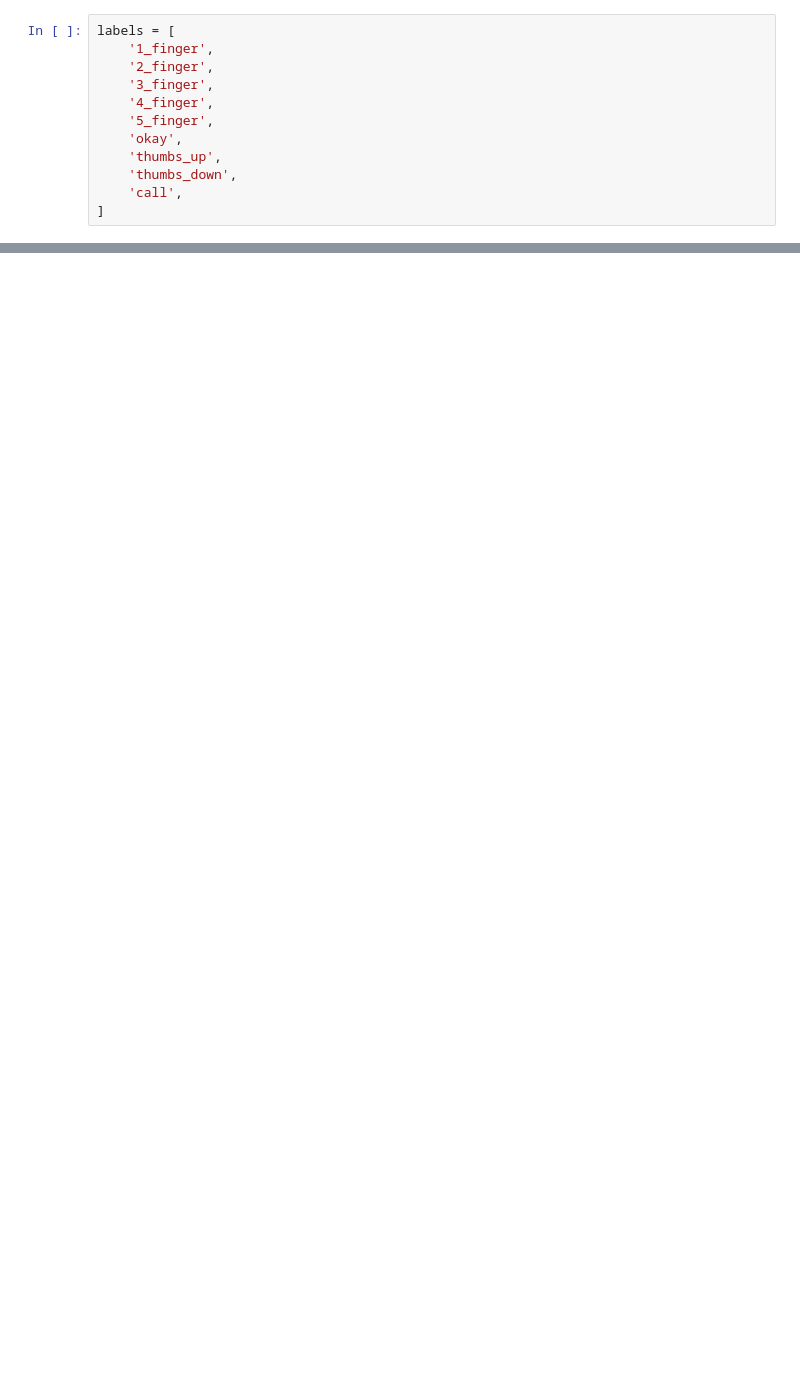
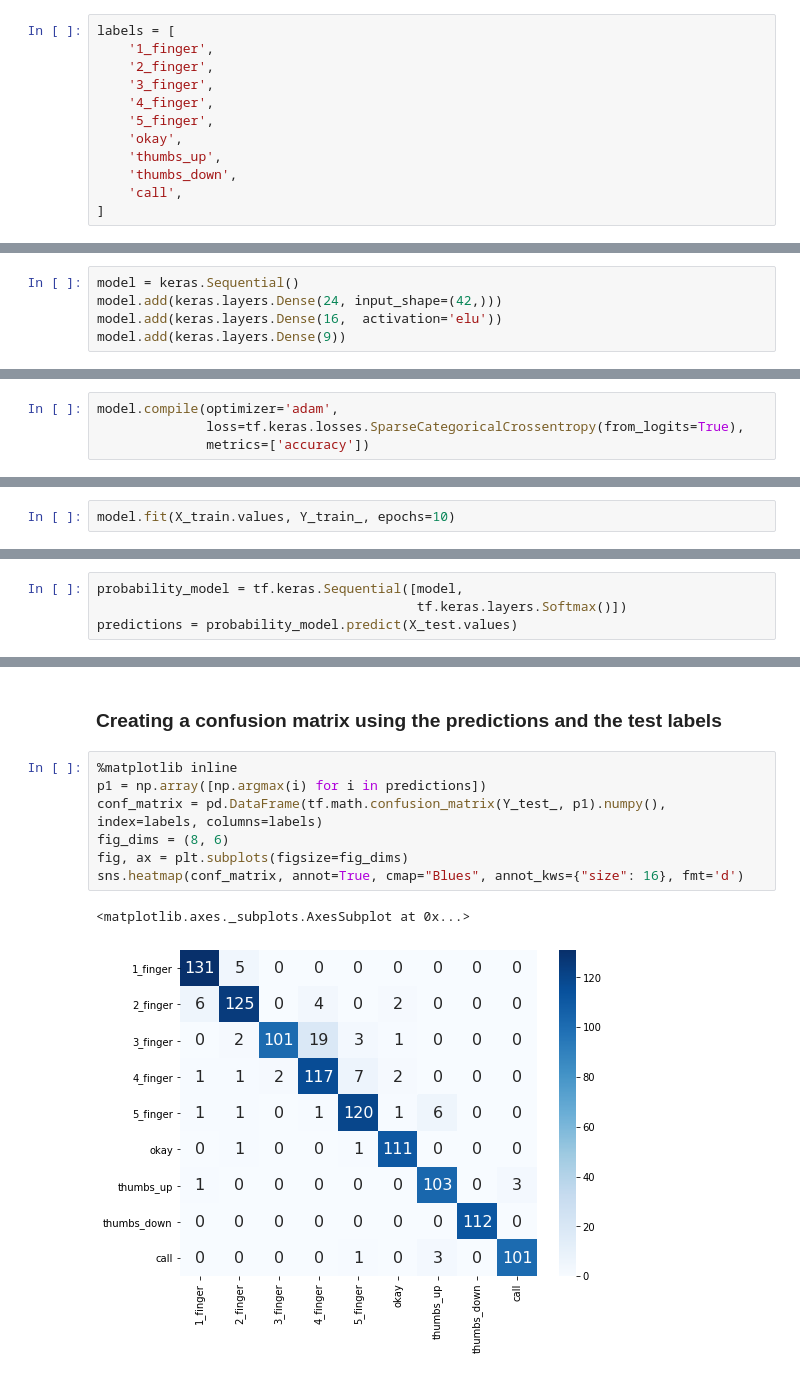
Before and after one commit to stacks13/InteractiveHologram, a Jupyter notebook: InteractiveHologram.ipynb, the cells around one changed output, grey strips where cells are left out. Saved outputs shown, nothing was run; the diff lists cells and outputs as text; blank space fills up the shorter version.

```diff
--- a/InteractiveHologram.ipynb
+++ b/InteractiveHologram.ipynb
@@ -454,0 +555,5 @@ sio1.disconnect()
+# %%
+model = keras.Sequential()
+model.add(keras.layers.Dense(24, input_shape=(42,)))
+model.add(keras.layers.Dense(16,  activation='elu'))
+model.add(keras.layers.Dense(9))
@@ -454,0 +583,4 @@ sio1.disconnect()
+# %%
+model.compile(optimizer='adam',
+              loss=tf.keras.losses.SparseCategoricalCrossentropy(from_logits=True),
+              metrics=['accuracy'])
@@ -454,0 +590,2 @@ sio1.disconnect()
+# %%
+model.fit(X_train.values, Y_train_, epochs=10)
@@ -454,0 +619,4 @@ sio1.disconnect()
+# %%
+probability_model = tf.keras.Sequential([model,
+                                         tf.keras.layers.Softmax()])
+predictions = probability_model.predict(X_test.values)
@@ -454,0 +632,12 @@ sio1.disconnect()
+# %% [markdown]
+### Creating a confusion matrix using the predictions and the test labels
+# %%
+%matplotlib inline
+p1 = np.array([np.argmax(i) for i in predictions])
+conf_matrix = pd.DataFrame(tf.math.confusion_matrix(Y_test_, p1).numpy(), index=labels, columns=labels)
+fig_dims = (8, 6)
+fig, ax = plt.subplots(figsize=fig_dims)
+sns.heatmap(conf_matrix, annot=True, cmap="Blues", annot_kws={"size": 16}, fmt='d')
+# %% [output]
+<matplotlib.axes._subplots.AxesSubplot at 0x...>
+[figure, added]
```
Also changed, not shown: parts of 54 cells of this notebook, 3 other files.
